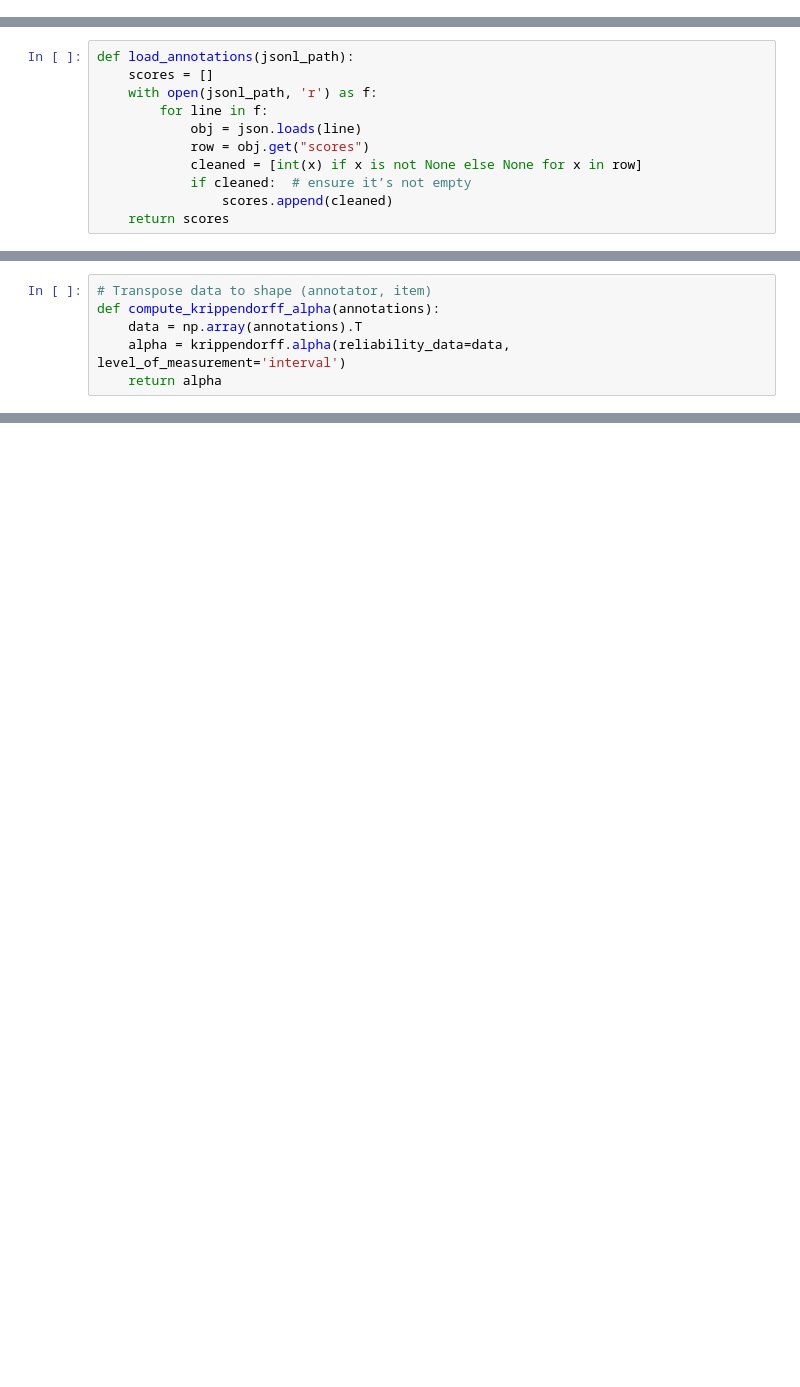
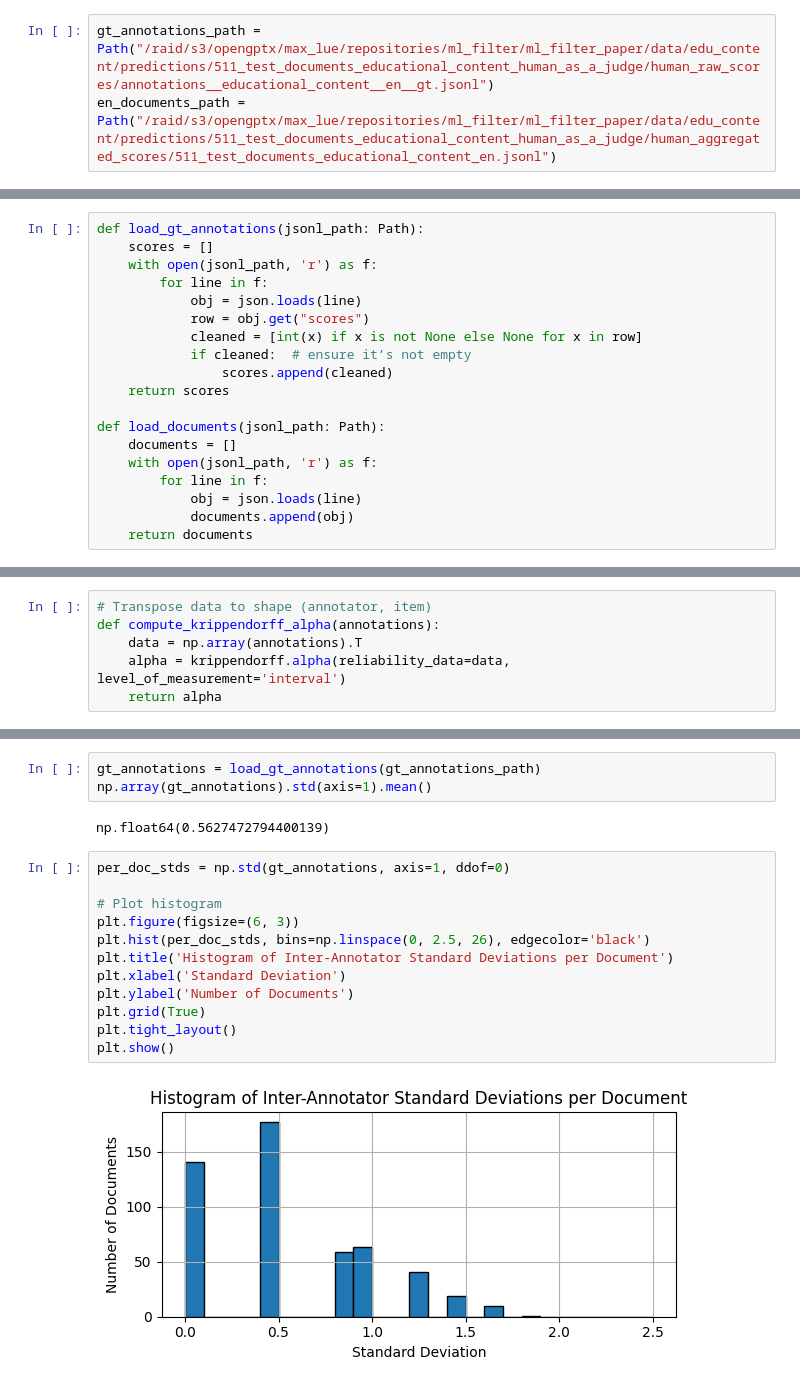
Before and after one commit to Modalities/ml_filter, a Jupyter notebook: notebooks/edu_content_human_as_a_judge.ipynb, the cells around one changed output, grey strips where cells are left out. Cells and saved outputs as stored; diff of their text form; blank space fills up the shorter version.

Commit message:
feat: added human annotation analysis

```diff
--- a/notebooks/edu_content_human_as_a_judge.ipynb
+++ b/notebooks/edu_content_human_as_a_judge.ipynb
@@ -4,0 +9,3 @@ import json
+# %%
+gt_annotations_path = Path("/raid/s3/opengptx/max_lue/repositories/ml_filter/ml_filter_paper/data/edu_content/predictions/511_test_documents_educational_content_human_as_a_judge/human_raw_scores/annotations__educational_content__en__gt.jsonl")
+en_documents_path = Path("/raid/s3/opengptx/max_lue/repositories/ml_filter/ml_filter_paper/data/edu_content/predictions/511_test_documents_educational_content_human_as_a_judge/human_aggregated_scores/511_test_documents_educational_content_en.jsonl")
@@ -5,5 +14,5 @@ import json
 # %%
-def load_annotations(jsonl_path):
+def load_gt_annotations(jsonl_path: Path):
     scores = []
     with open(jsonl_path, 'r') as f:
         for line in f:
@@ -13,3 +22,11 @@ def load_annotations(jsonl_path):
             if cleaned:  # ensure it’s not empty
                 scores.append(cleaned)
     return scores
+
+def load_documents(jsonl_path: Path):
+    documents = []
+    with open(jsonl_path, 'r') as f:
+        for line in f:
+            obj = json.loads(line)
+            documents.append(obj)
+    return documents
@@ -28,0 +50,19 @@ Krippendorff’s alpha (ordinal): 0.569
+# %%
+gt_annotations = load_gt_annotations(gt_annotations_path)
+np.array(gt_annotations).std(axis=1).mean()
+# %% [output]
+np.float64(0.5627472794400139)
+# %%
+per_doc_stds = np.std(gt_annotations, axis=1, ddof=0)
+
+# Plot histogram
+plt.figure(figsize=(6, 3))
+plt.hist(per_doc_stds, bins=np.linspace(0, 2.5, 26), edgecolor='black')
+plt.title('Histogram of Inter-Annotator Standard Deviations per Document')
+plt.xlabel('Standard Deviation')
+plt.ylabel('Number of Documents')
+plt.grid(True)
+plt.tight_layout()
+plt.show()
+# %% [output]
+[figure, added]
```
Also changed, not shown: parts of 12 cells of this notebook.
